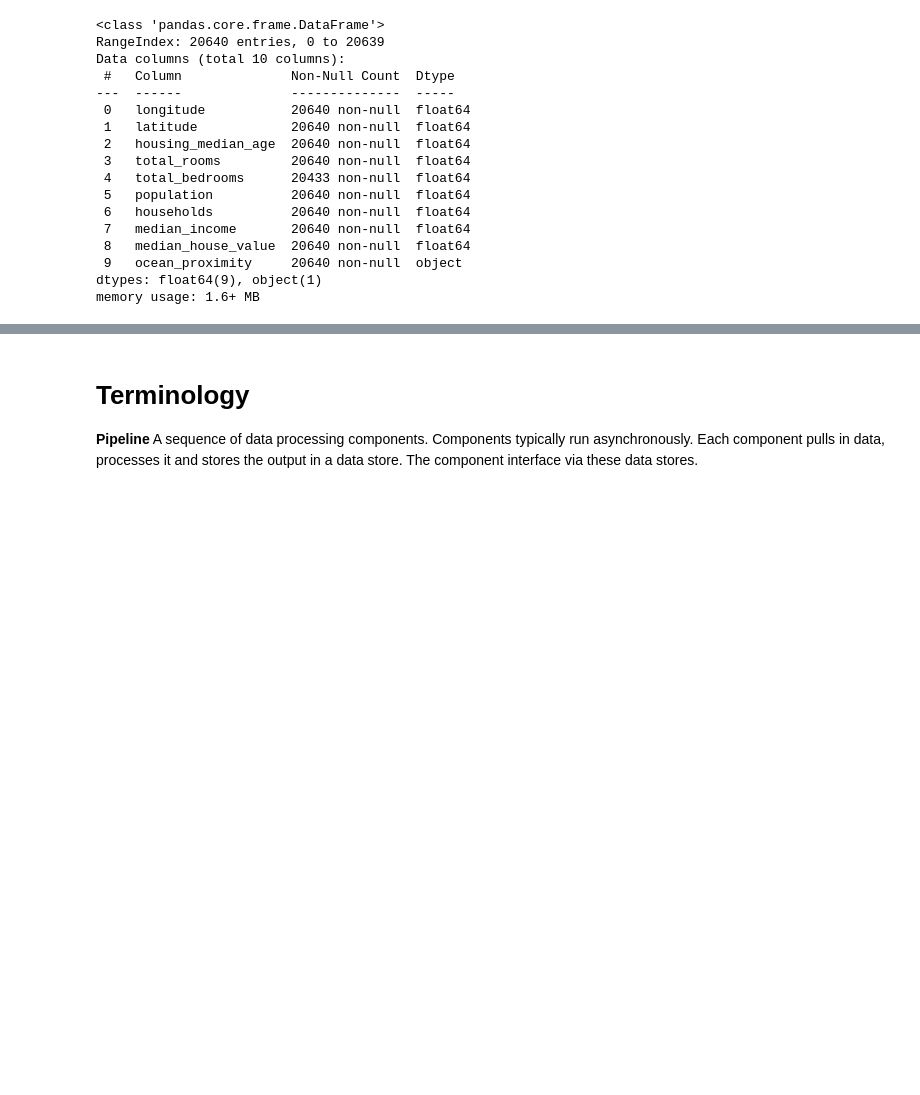
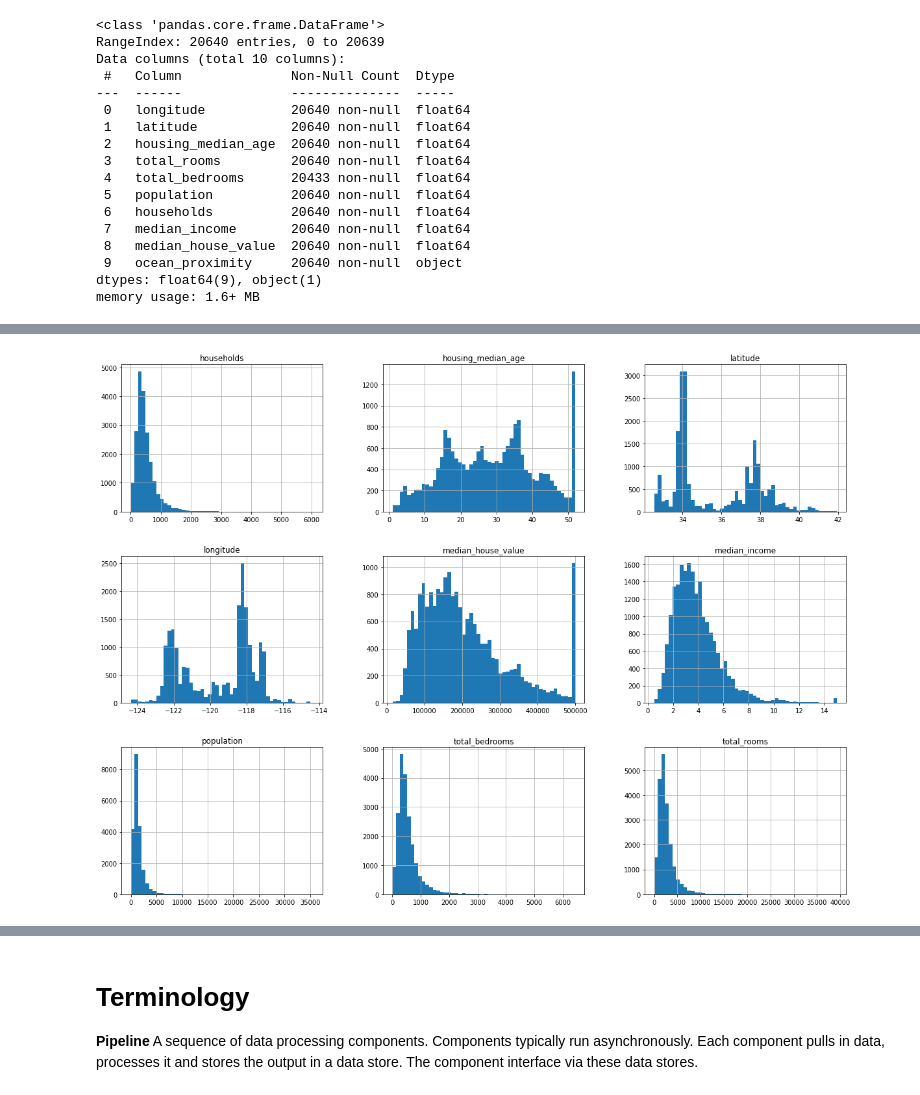
Before and after one commit to WestfalNamur/hands_on_ML, a Jupyter notebook: 1_end_to_end_project/end_to_end_project.ipynb, the cells around one changed output, grey strips where cells are left out. Drawn from its saved outputs; the diff is of its cells as text; code cells hidden in the pictures; blank space fills up the shorter version.

```diff
--- a/1_end_to_end_project/end_to_end_project.ipynb
+++ b/1_end_to_end_project/end_to_end_project.ipynb
@@ -122,3 +124,9 @@ Data columns (total 10 columns):
 50%         179700.000000
 75%         264725.000000
 max         500001.000000
+# %%
+%matplotlib inline
+housing.hist(bins=50, figsize=(20,15))
+plt.show()
+# %% [output]
+[figure, added]
```
Also changed, not shown: parts of 11 cells of this notebook.
